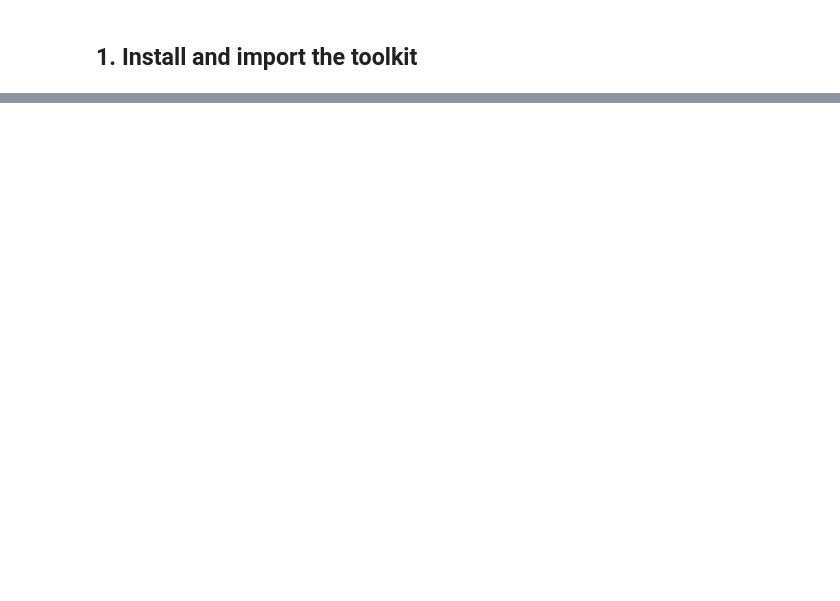
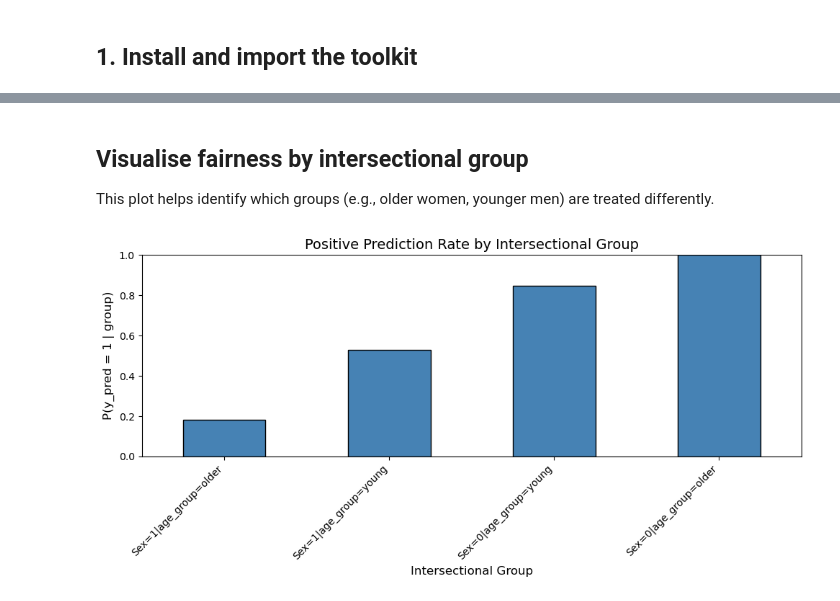
Before and after one commit to nyberry/intersectional-fairness-toolkit, a Jupyter notebook: fairness_toolkit_tutorial.ipynb, the cells around one changed output, grey strips where cells are left out. Saved outputs shown, nothing was run; the diff lists cells and outputs as text; code cells hidden in the pictures; blank space fills up the shorter version.

```diff
--- a/fairness_toolkit_tutorial.ipynb
+++ b/fairness_toolkit_tutorial.ipynb
@@ -37,8 +102,8 @@ create age groups to use later as part of the intersectional fairness analysis
 # %%
 df["age_group"] = pd.cut(
-    df["age"],
-    bins=[0, 40, 60, 120],
-    labels=["young", "middle", "older"]
+    df["Age"],
+    bins=[0, 55, 120],
+    labels=["young", "older"]
 )
 
-df[["age", "age_group", "sex"]].head()
+df[["Age", "age_group", "Sex"]].head()
@@ -54,0 +127,2 @@ Compute differential fairness
+# %%
+protected = ["Sex", "age_group"]
@@ -54,0 +146,19 @@ Compute differential fairness
+# %%
+from sklearn.linear_model import LogisticRegression
+from sklearn.model_selection import train_test_split
+
+# Define inputs and output
+X = df.drop(["HeartDisease", "age_group"], axis=1)
+y = df["HeartDisease"]
+
+# Train/validation split
+X_train, X_test, y_train, y_test = train_test_split(
+    X, y, test_size=0.3, random_state=42
+)
+
+# Train the model
+model = LogisticRegression(max_iter=500)
+model.fit(X_train, y_train)
+
+# Make predictions
+y_pred = model.predict(X_test)
@@ -54,0 +220,7 @@ Compute differential fairness
+# %%
+groups, group_map, counts = create_intersectional_groups(
+    df.loc[X_test.index],
+    protected
+)
+
+counts
@@ -54,0 +275,8 @@ Compute differential fairness
+# %% [markdown]
+## Visualise fairness by intersectional group
+
+This plot helps identify which groups (e.g., older women, younger men) are treated differently.
+# %%
+plot_group_fairness(y_pred, groups)
+# %% [output]
+[figure, added]
```
Also changed, not shown: parts of 24 cells of this notebook, 17 other files.
